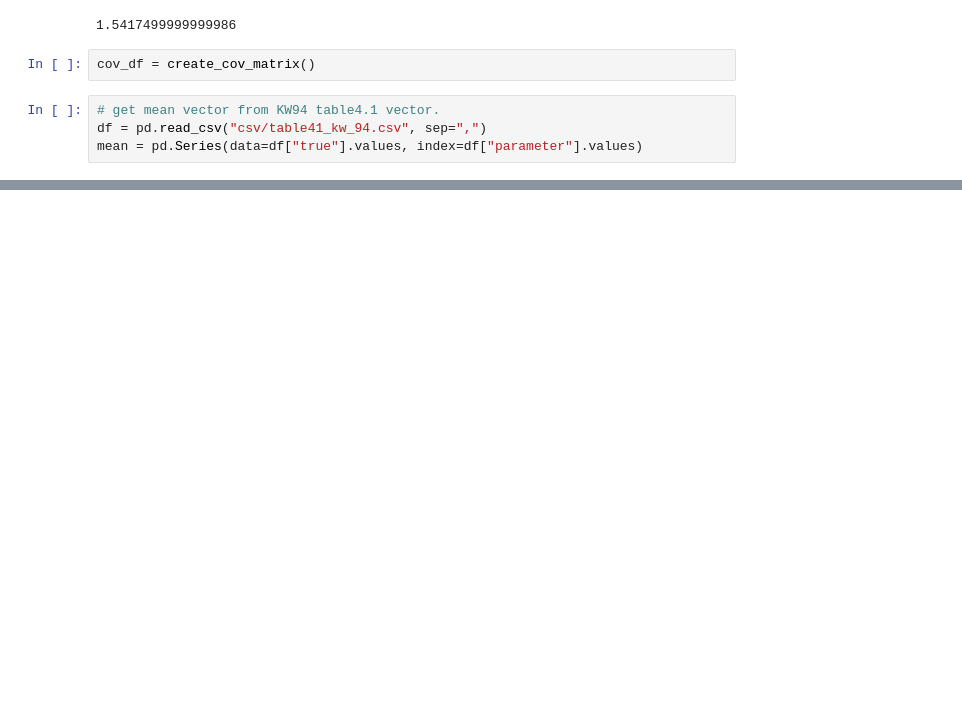
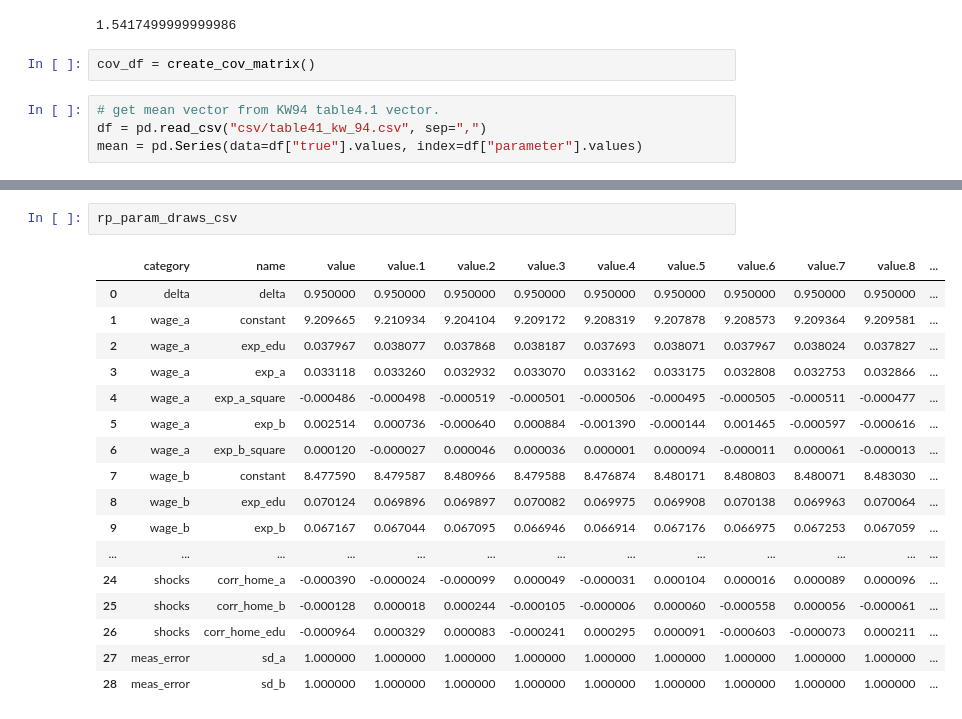
Before and after one commit to fagan2888/numerical-toolbox-uncertainty-quantification, a Jupyter notebook: uncertainty-quantification/sandbox.ipynb, the cells around one changed output, grey strips where cells are left out. Drawn from its saved outputs; the diff is of its cells as text; blank space fills up the shorter version.

```diff
--- a/uncertainty-quantification/sandbox.ipynb
+++ b/uncertainty-quantification/sandbox.ipynb
@@ -112,0 +115,20 @@ np.mean(qoi)
+# %%
+rp_param_draws_csv
+# %% [output]
+|  | category | name | value | value.1 | value.2 | value.3 | value.4 | value.5 | value.6 | value.7 | value.8 | ... |
+| 0 | delta | delta | 0.950000 | 0.950000 | 0.950000 | 0.950000 | 0.950000 | 0.950000 | 0.950000 | 0.950000 | 0.950000 | ... |
+| 1 | wage_a | constant | 9.209665 | 9.210934 | 9.204104 | 9.209172 | 9.208319 | 9.207878 | 9.208573 | 9.209364 | 9.209581 | ... |
+| 2 | wage_a | exp_edu | 0.037967 | 0.038077 | 0.037868 | 0.038187 | 0.037693 | 0.038071 | 0.037967 | 0.038024 | 0.037827 | ... |
+| 3 | wage_a | exp_a | 0.033118 | 0.033260 | 0.032932 | 0.033070 | 0.033162 | 0.033175 | 0.032808 | 0.032753 | 0.032866 | ... |
+| 4 | wage_a | exp_a_square | -0.000486 | -0.000498 | -0.000519 | -0.000501 | -0.000506 | -0.000495 | -0.000505 | -0.000511 | -0.000477 | ... |
+| 5 | wage_a | exp_b | 0.002514 | 0.000736 | -0.000640 | 0.000884 | -0.001390 | -0.000144 | 0.001465 | -0.000597 | -0.000616 | ... |
+| 6 | wage_a | exp_b_square | 0.000120 | -0.000027 | 0.000046 | 0.000036 | 0.000001 | 0.000094 | -0.000011 | 0.000061 | -0.000013 | ... |
+| 7 | wage_b | constant | 8.477590 | 8.479587 | 8.480966 | 8.479588 | 8.476874 | 8.480171 | 8.480803 | 8.480071 | 8.483030 | ... |
+| 8 | wage_b | exp_edu | 0.070124 | 0.069896 | 0.069897 | 0.070082 | 0.069975 | 0.069908 | 0.070138 | 0.069963 | 0.070064 | ... |
+| 9 | wage_b | exp_b | 0.067167 | 0.067044 | 0.067095 | 0.066946 | 0.066914 | 0.067176 | 0.066975 | 0.067253 | 0.067059 | ... |
+| ... | ... | ... | ... | ... | ... | ... | ... | ... | ... | ... | ... | ... |
+| 24 | shocks | corr_home_a | -0.000390 | -0.000024 | -0.000099 | 0.000049 | -0.000031 | 0.000104 | 0.000016 | 0.000089 | 0.000096 | ... |
+| 25 | shocks | corr_home_b | -0.000128 | 0.000018 | 0.000244 | -0.000105 | -0.000006 | 0.000060 | -0.000558 | 0.000056 | -0.000061 | ... |
+| 26 | shocks | corr_home_edu | -0.000964 | 0.000329 | 0.000083 | -0.000241 | 0.000295 | 0.000091 | -0.000603 | -0.000073 | 0.000211 | ... |
+| 27 | meas_error | sd_a | 1.000000 | 1.000000 | 1.000000 | 1.000000 | 1.000000 | 1.000000 | 1.000000 | 1.000000 | 1.000000 | ... |
+| 28 | meas_error | sd_b | 1.000000 | 1.000000 | 1.000000 | 1.000000 | 1.000000 | 1.000000 | 1.000000 | 1.000000 | 1.000000 | ... |
```
Also changed, not shown: parts of 10 cells of this notebook, 10 other files.
